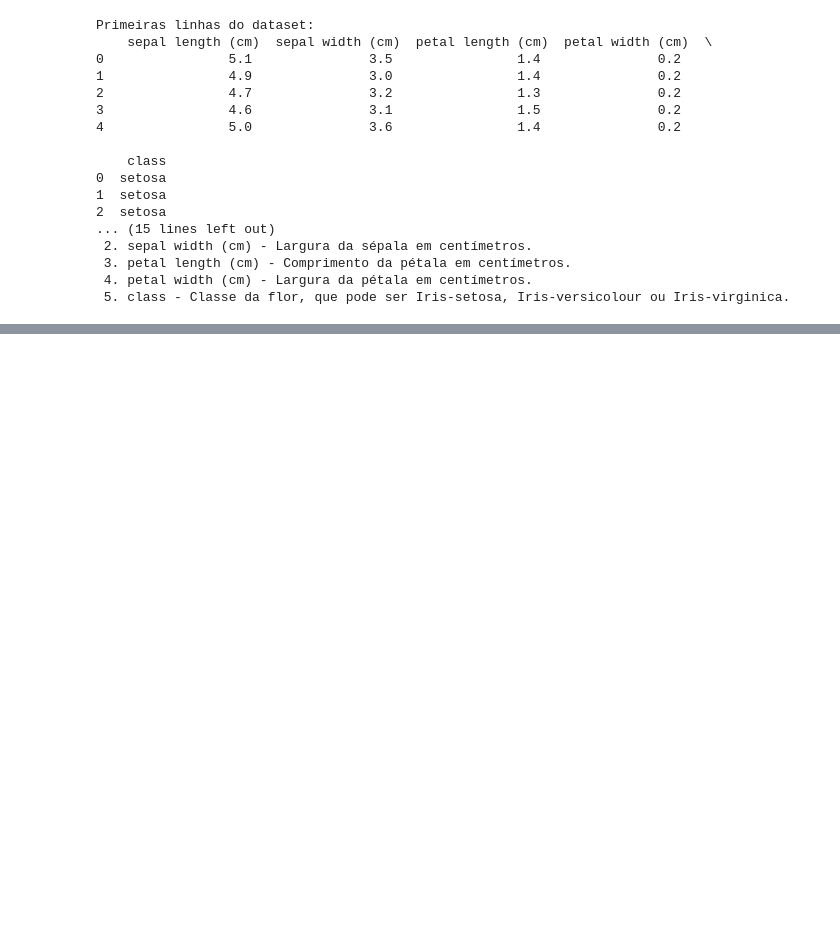
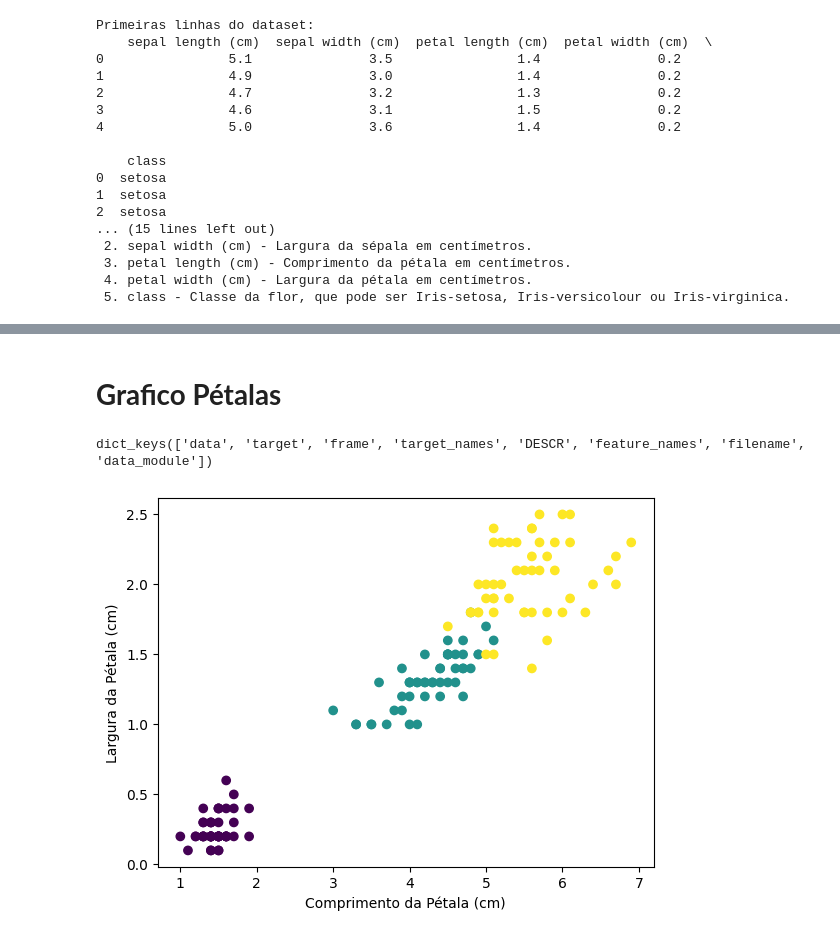
Before and after one commit to omaatheus/iris-data-analysis, a Jupyter notebook: TIADataset.ipynb, the cells around one changed output, grey strips where cells are left out. Cells and saved outputs as stored; diff of their text form; code cells hidden in the pictures; blank space fills up the shorter version.

```diff
--- a/TIADataset.ipynb
+++ b/TIADataset.ipynb
@@ -65,0 +87,19 @@ Primeiras linhas do dataset:
+# %% [markdown]
+# **Grafico Pétalas**
+# %%
+import matplotlib.pyplot as plt
+from sklearn import datasets
+
+iris = datasets.load_iris()
+
+# Exibindo as chaves do dataset
+print(iris.keys())
+
+# Exibindo 150 amostras do dataset em um gráfico de dispersão para as pétalas
+plt.scatter(iris.data[:, 2], iris.data[:, 3], c=iris.target)
+plt.xlabel('Comprimento da Pétala (cm)')
+plt.ylabel('Largura da Pétala (cm)')
+plt.show()
+# %% [output]
+dict_keys(['data', 'target', 'frame', 'target_names', 'DESCR', 'feature_names', 'filename', 'data_module'])
+[figure, added]
```
Also changed, not shown: parts of 6 cells of this notebook.
